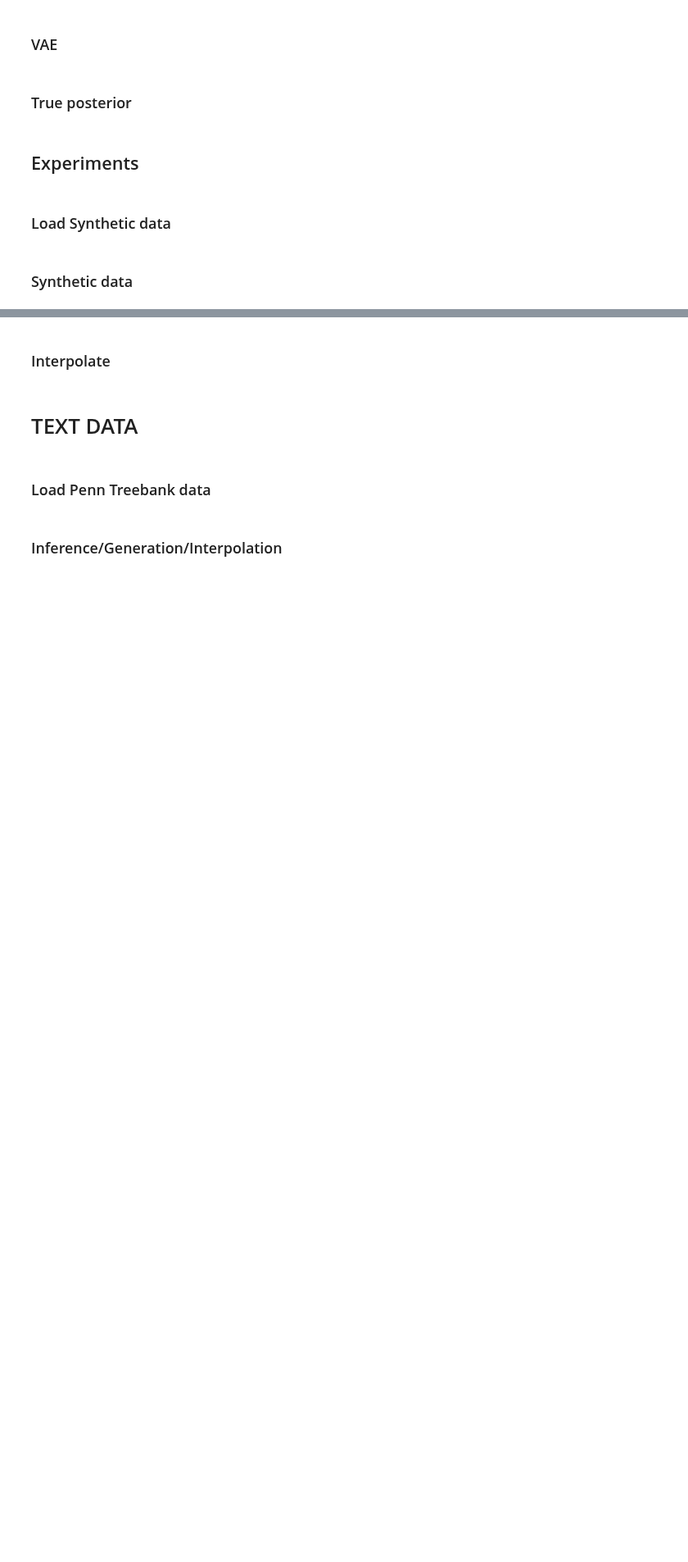
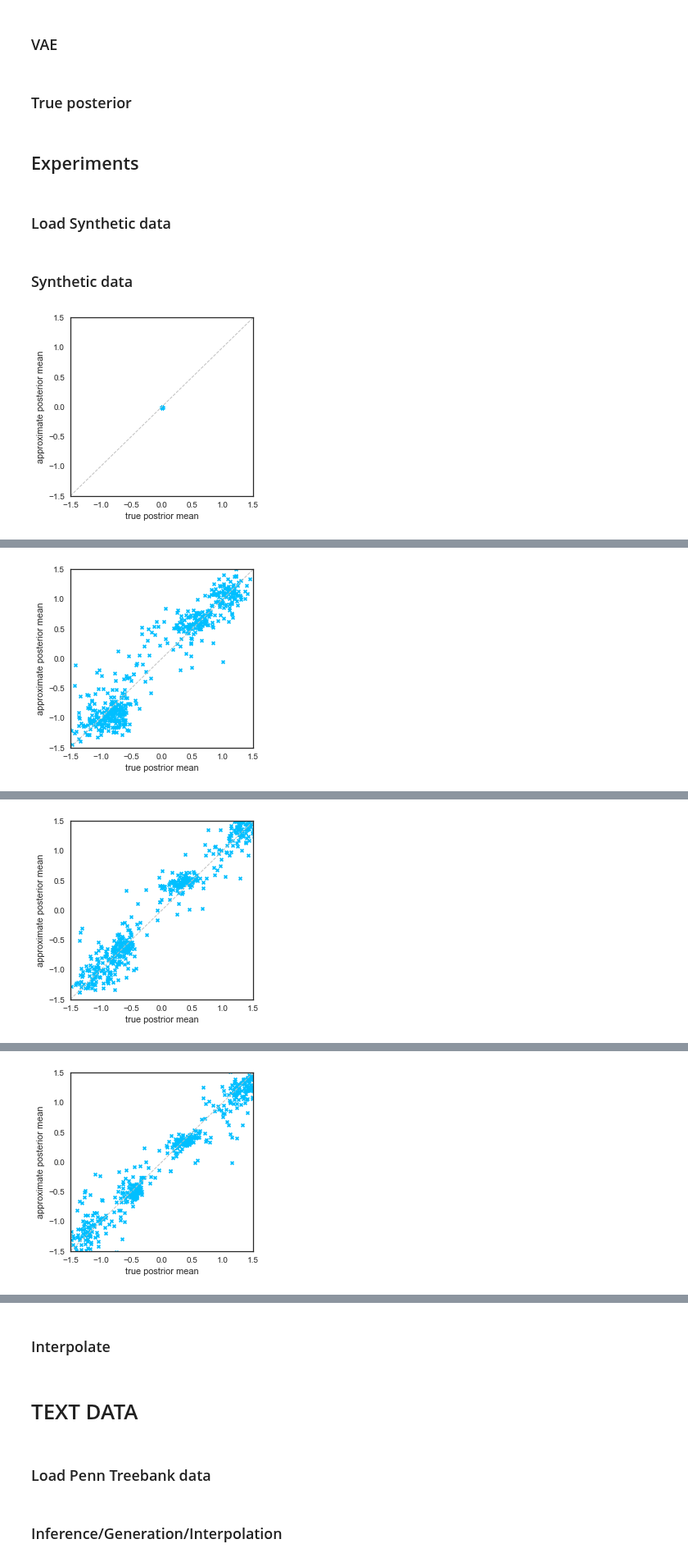
Before and after one commit to eliisabethein/DD2424-project, a Jupyter notebook: refactored-workspace.ipynb, the cells around one changed output, grey strips where cells are left out. Shown at 82% size. Cells and saved outputs as stored; diff of their text form; code cells hidden in the pictures; blank space fills up the shorter version.

```diff
--- a/refactored-workspace.ipynb
+++ b/refactored-workspace.ipynb
@@ -19,4 +19,8 @@ import csv
 from gensim.models import Word2Vec
 import os.path
 
+plt.style.use('seaborn')
+plt.style.use('seaborn-bright')
+plt.style.use('seaborn-white')
+
 nltk.download('punkt')
@@ -527,14 +405,13 @@ def plot_mean_space(step, latent_size, vae, tracked_inputs, tracked_targets, lim
     vae.eval()
     approximate_mean, _, _ = vae.forward(tracked_inputs)
     vae.train()
-    plt.figure(figsize=(5,5))
-    plt.scatter(true_mean.detach().numpy(), approximate_mean.detach().numpy(), marker='x')
+    plt.figure(figsize=(4,4))
+    plt.plot(np.linspace(-1.5, 1.5, 100), np.linspace(-1.5, 1.5, 100), color='silver', linestyle='dashed', linewidth=1.0)
+    plt.scatter(true_mean.detach().numpy(), approximate_mean.detach().numpy(), marker='x', color='deepskyblue', s=15)
     plt.xlim(-lim, lim)
     plt.ylim(-lim, lim)
     plt.xlabel("true postrior mean")
     plt.ylabel("approximate posterior mean")
-    if iteration is not None:
-        plt.title("iteration {0}".format(iteration))
     plt.show()
 
 def plot_kl(kl_terms, kl_weights):
@@ -855,17 +732,19 @@ val_inputs, val_targets = get_batches_synthetic(test_syn_data, batch_size)
 # %%
 # without annealing
 vocab_size = 1000
 hidden_size = 50
 embedding_size = 50
 latent_size = 1
 num_layers = 1
 step = 0.25
-learning_rate = 1.0
+learning_rate = 0.01
 epochs = 30
 max_sentence_length = 10
 
 embedding_weights = nn.Embedding(vocab_size, embedding_size).weight
 vae = VAE(hidden_size, num_layers, embedding_weights, latent_size, synthetic=True)
 
 train(vae, inputs, targets, val_inputs, val_inputs, epochs, vocab_size, hidden_size, latent_size, max_sentence_length, plot=True, learning_rate=learning_rate,
       synthetic=True, step=step, tracked_inputs=tracked_inputs, tracked_targets=tracked_targets, plot_lim=1.5, verbose=True)
+# %% [output]
+[figure, added]
@@ -871,0 +762 @@ train(vae, inputs, targets, val_inputs, val_inputs, epochs, vocab_size, hidden_s
+[figure, added]
@@ -871,0 +774 @@ train(vae, inputs, targets, val_inputs, val_inputs, epochs, vocab_size, hidden_s
+[figure, added]
@@ -871,0 +786 @@ train(vae, inputs, targets, val_inputs, val_inputs, epochs, vocab_size, hidden_s
+[figure, added]
```
Also changed, not shown: parts of 18 cells of this notebook, 5 other files.
